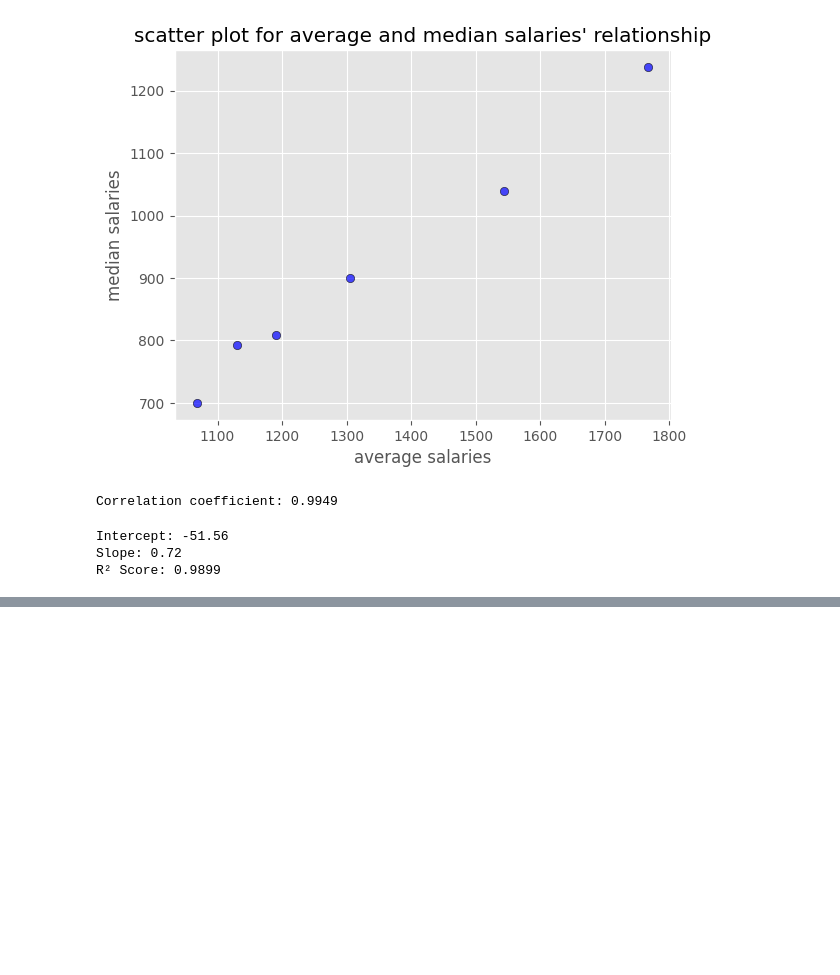
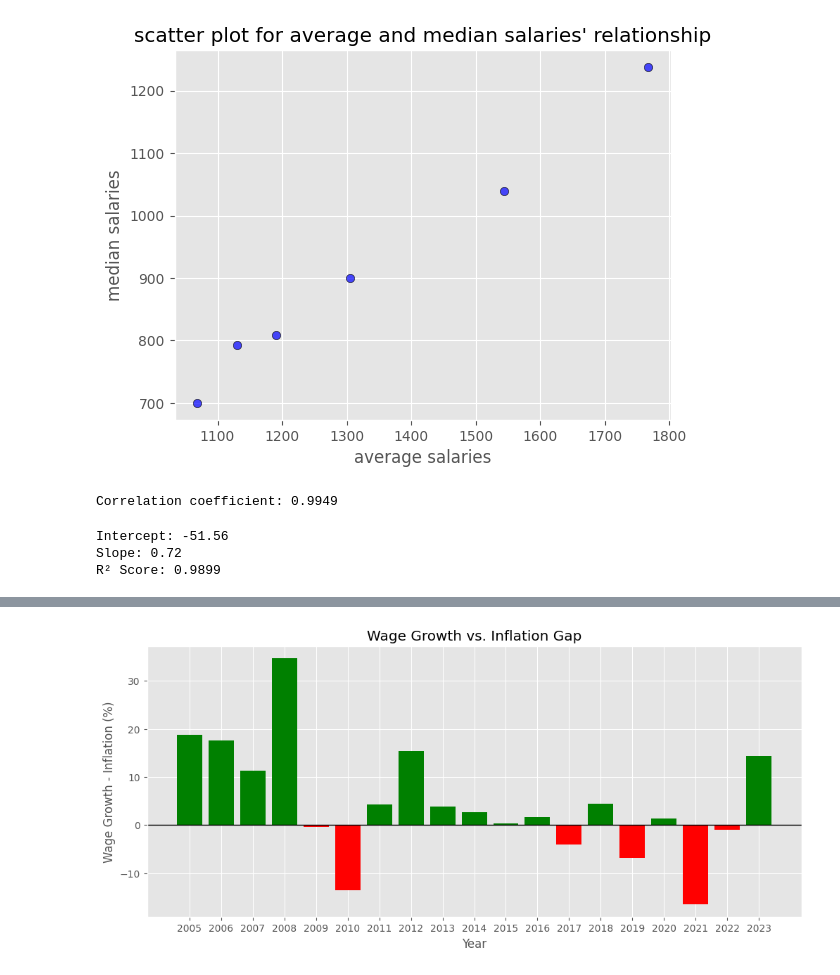
Before and after one commit to SabaGuledani/Economic-and-Financial-Analysis-of-Georgia, a Jupyter notebook: GDP.ipynb, the cells around one changed output, grey strips where cells are left out. Saved outputs shown, nothing was run; the diff lists cells and outputs as text; code cells hidden in the pictures; blank space fills up the shorter version.

```diff
--- a/GDP.ipynb
+++ b/GDP.ipynb
@@ -546,0 +609,14 @@ array([1068.3, 1129.5, 1191. , 1304.5, 1543. , 1766.8])
+# %%
+gaps = np.array(wage_growth_rate) - np.array(inflation_rate_over_years[1:-1])
+
+plt.figure(figsize=(12, 5))
+plt.bar(years, gaps, color=['green' if g > 0 else 'red' for g in gaps])
+
+plt.axhline(y=0, color='black', linewidth=1)
+
+plt.xlabel("Year")
+plt.ylabel("Wage Growth - Inflation (%)")
+plt.title("Wage Growth vs. Inflation Gap")
+plt.show()
+# %% [output]
+[figure, added]
```
Also changed, not shown: parts of 10 cells of this notebook, 1 other file.
